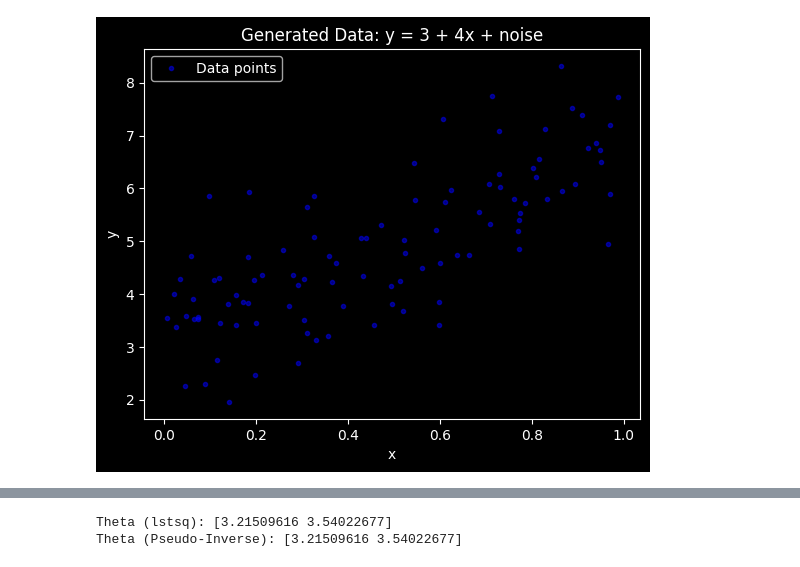
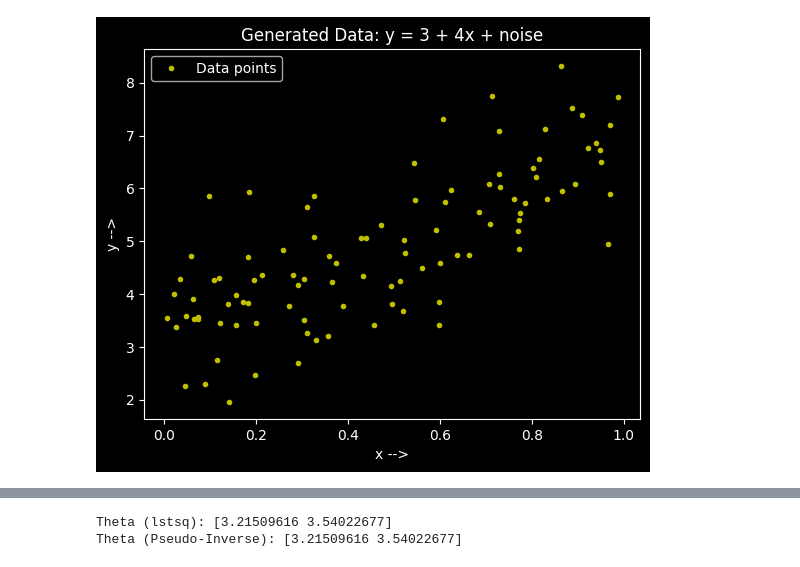
Before and after one commit to AmitavaDatta2004/Machine-Learning-Lab-PCC-AIML-592, a Jupyter notebook: Assignment_1/main.ipynb, the cells around one changed output, grey strips where cells are left out. Cells and saved outputs as stored; diff of their text form; code cells hidden in the pictures.

```diff
--- a/Assignment_1/main.ipynb
+++ b/Assignment_1/main.ipynb
@@ -1,32 +182,32 @@
 # %%
 # ===============================
 # Step 1: Data Generation
 # ===============================
 
 # Import required libraries
 import numpy as np
 import matplotlib.pyplot as plt
 from sklearn.preprocessing import add_dummy_feature  # to add bias (intercept) column
 
 # Set seed for reproducibility (so results are same every run)
 np.random.seed(42)
 
 # Number of data points
 n = 100
 
 # Generate n random values of x in [0,1]
 x = np.random.rand(n, 1)
 
 # True relationship: y = 3 + 4x + noise
 # Here, noise ~ N(0,1) makes data more realistic
 y = 3 + 4 * x + np.random.randn(n, 1)
 
 # Scatter plot of generated data
-plt.plot(x, y, "b.", alpha=0.5, label="Data points")
-plt.xlabel("x")
-plt.ylabel("y")
+plt.plot(x, y, "y.", label="Data points")
+plt.xlabel("x -->")
+plt.ylabel("y -->")
 plt.title("Generated Data: y = 3 + 4x + noise")
 plt.legend()
 plt.show()
 # %% [output]
-[figure, old version]
+[figure, new version]
```
Also changed, not shown: parts of 13 cells of this notebook.
